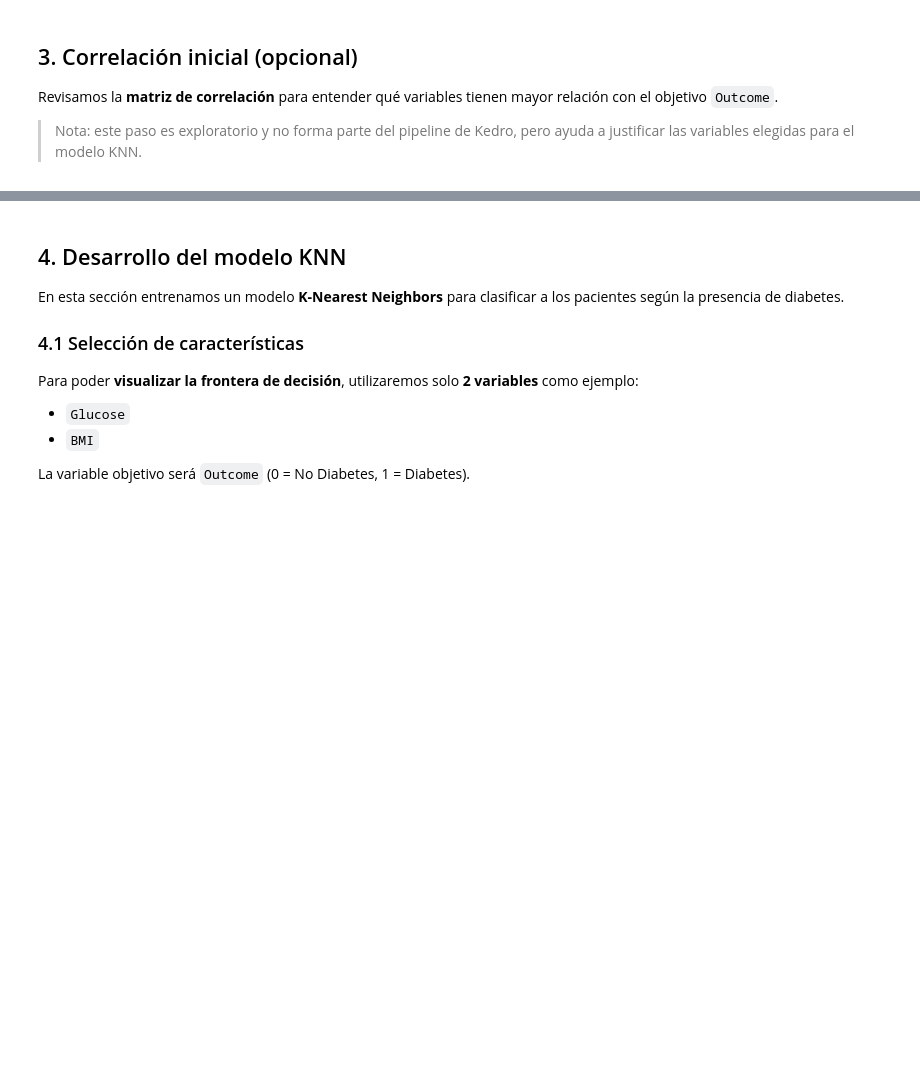
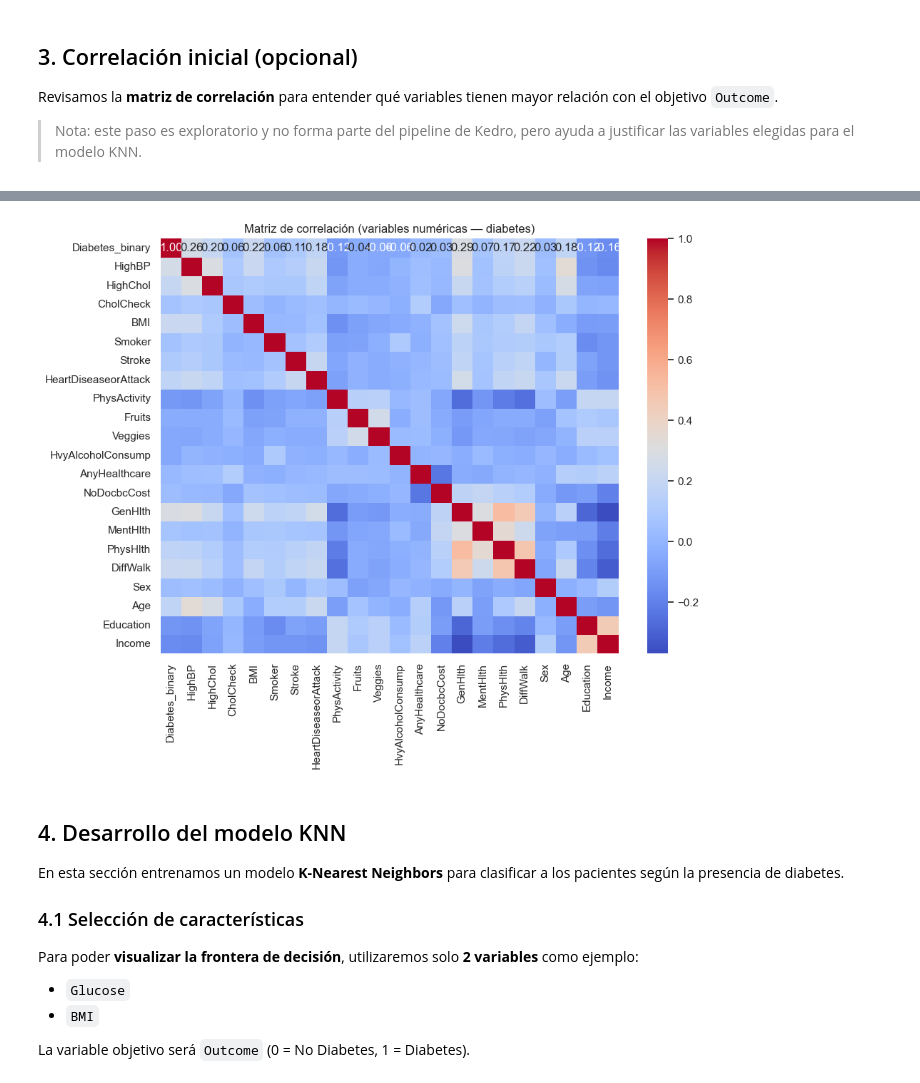
Before and after one commit to AntonioMcs/MLY0100-Parcial-1, a Jupyter notebook: notebooks/Modelos de Clasificacion/2_KNN.ipynb, the cells around one changed output, grey strips where cells are left out. Cells and saved outputs as stored; diff of their text form; code cells hidden in the pictures; blank space fills up the shorter version.

```diff
--- a/notebooks/Modelos de Clasificacion/2_KNN.ipynb
+++ b/notebooks/Modelos de Clasificacion/2_KNN.ipynb
@@ -16,6 +24,5 @@ En este notebook utilizamos el **pipeline Kedro** ya configurado.
 # %%
-%load_ext kedro.ipython
-%reload_kedro
+import pandas as pd
 
-# "context" y "catalog" quedan disponibles tras %reload_kedro
-catalog.list()  # Para ver todos los datasets disponibles en el DataCatalog
+df = pd.read_csv("../../mly0100parcial-kedro/data/02_intermediate/diabetes_cleaned.csv")
+df.head()
@@ -80,11 +88,17 @@ Revisamos la **matriz de correlación** para entender qué variables tienen mayo
 
 > Nota: este paso es exploratorio y no forma parte del pipeline de Kedro, pero ayuda a justificar las variables elegidas para el modelo KNN.
 # %%
-numeric_df = df_diabetes.select_dtypes(include=np.number)
+import numpy as np
+import seaborn as sns
+import matplotlib.pyplot as plt
+
+# Usar el dataframe cargado previamente
+numeric_df = df.select_dtypes(include=np.number)
 corr_matrix = numeric_df.corr()
 
 plt.figure(figsize=(10, 8))
 sns.heatmap(corr_matrix, annot=True, cmap="coolwarm", fmt=".2f")
-plt.title("Matriz de correlación – variables numéricas (diabetes)")
+plt.title("Matriz de correlación (variables numéricas — diabetes)")
 plt.tight_layout()
 plt.show()
+# %% [output]
@@ -91,3 +106,4 @@ plt.show()
+[figure, added]
 # %% [markdown]
 ## 4. Desarrollo del modelo KNN
 
```
Also changed, not shown: parts of 9 cells of this notebook, 3 other files.
